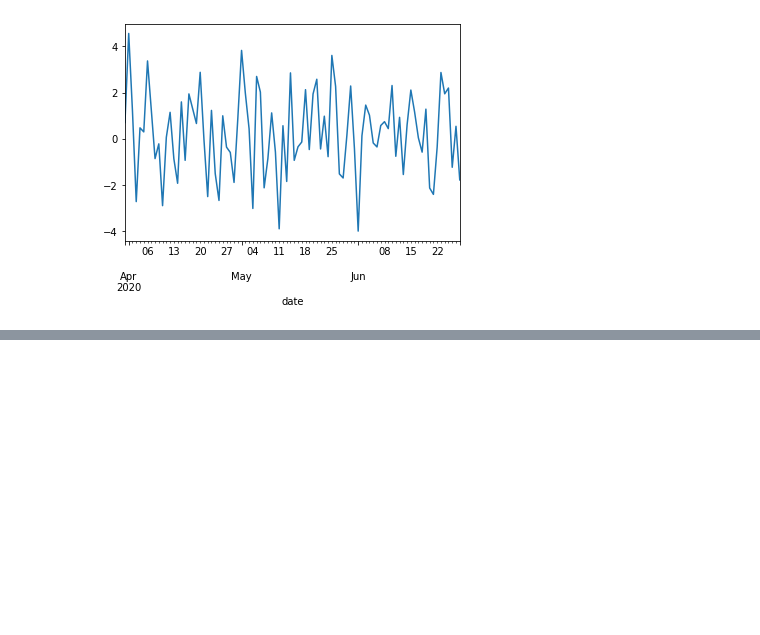
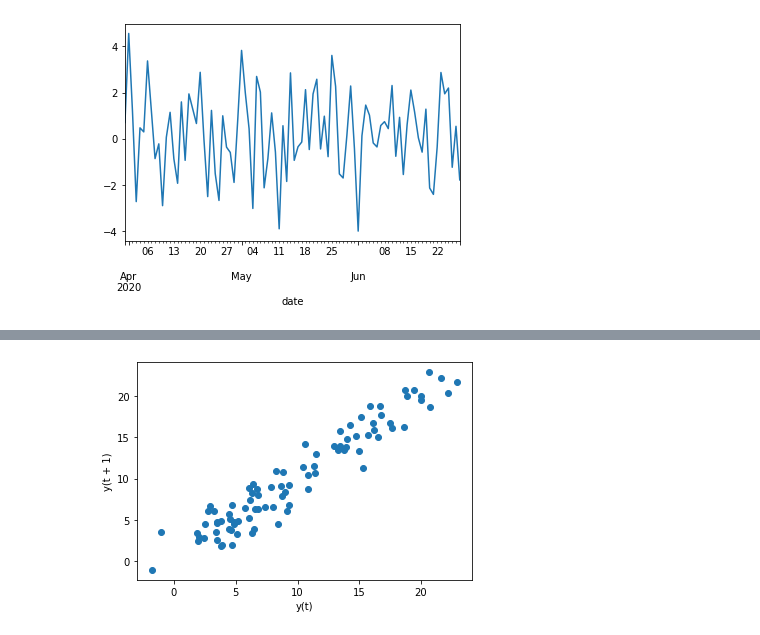
Before and after one commit to MikhailKuklin/time-series-analysis-forecasting, a Jupyter notebook: notebooks/ts_forecasting.ipynb, the cells around one changed output, grey strips where cells are left out. Saved outputs shown, nothing was run; the diff lists cells and outputs as text; code cells hidden in the pictures; blank space fills up the shorter version.

```diff
--- a/notebooks/ts_forecasting.ipynb
+++ b/notebooks/ts_forecasting.ipynb
@@ -111,0 +129,6 @@ diff(df_ns['Air temperature (degC)'],k_diff = 1).plot()
+# %%
+# stationary data -> correlation due to the e.g. seasonality
+
+lag_plot(df_ns['Air temperature (degC)']);
+# %% [output]
+[figure, added]
```
Also changed, not shown: parts of 11 cells of this notebook.
